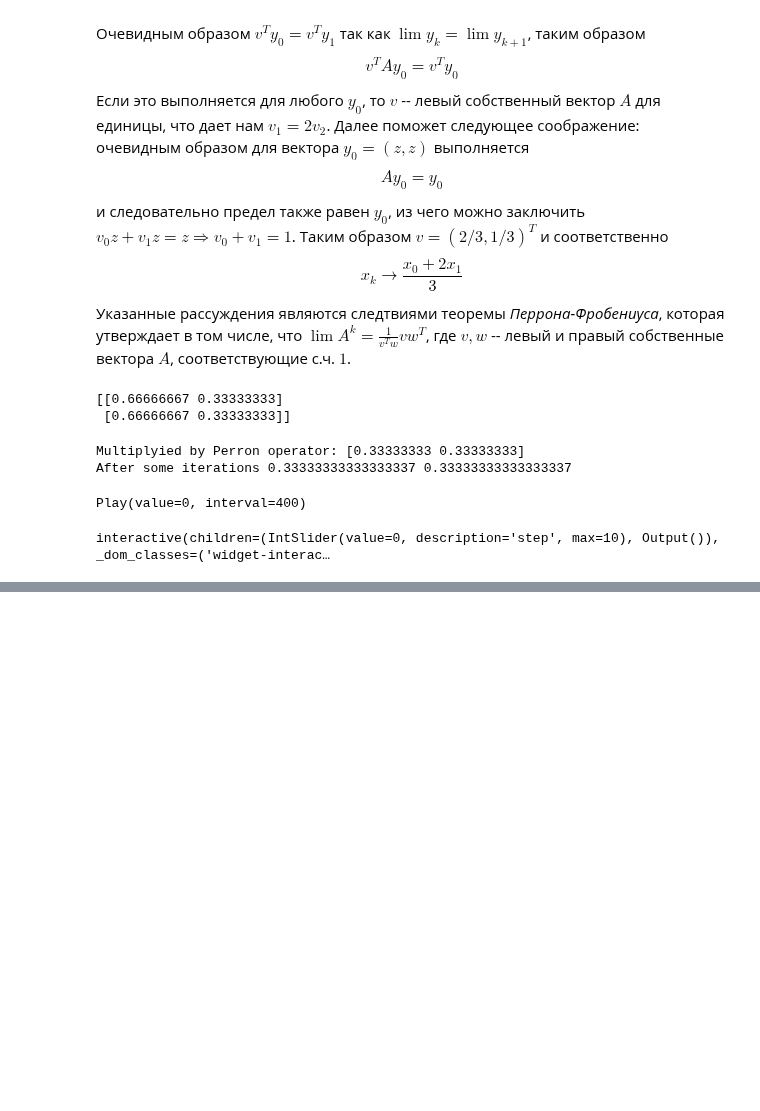
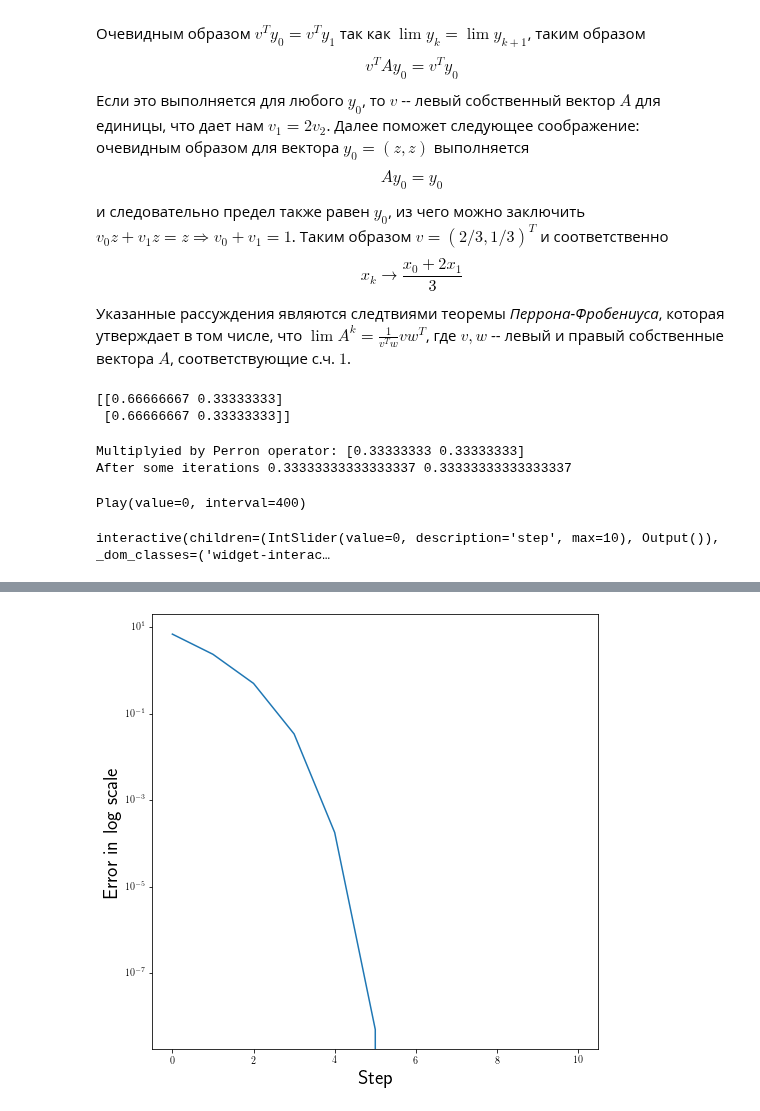
Before and after one commit to Malkovsky/interactive-visualization, a Jupyter notebook: optimization_course/02_basic_search_algorithms.ipynb, the cells around one changed output, grey strips where cells are left out. Drawn from its saved outputs; the diff is of its cells as text; code cells hidden in the pictures; blank space fills up the shorter version.

```diff
--- a/optimization_course/02_basic_search_algorithms.ipynb
+++ b/optimization_course/02_basic_search_algorithms.ipynb
@@ -429,0 +511,8 @@ interactive(children=(IntSlider(value=0, description='step', max=10), Output()),
+# %%
+plt.plot([i for i in range(len(estimates))], [x - a ** 0.5 for x in estimates])
+plt.xlabel('Step', fontsize=20)
+plt.yscale('log')
+plt.ylabel('Error in log scale', fontsize=20)
+plt.show()
+# %% [output]
+[figure, added]
```
Also changed, not shown: parts of 8 cells of this notebook.
